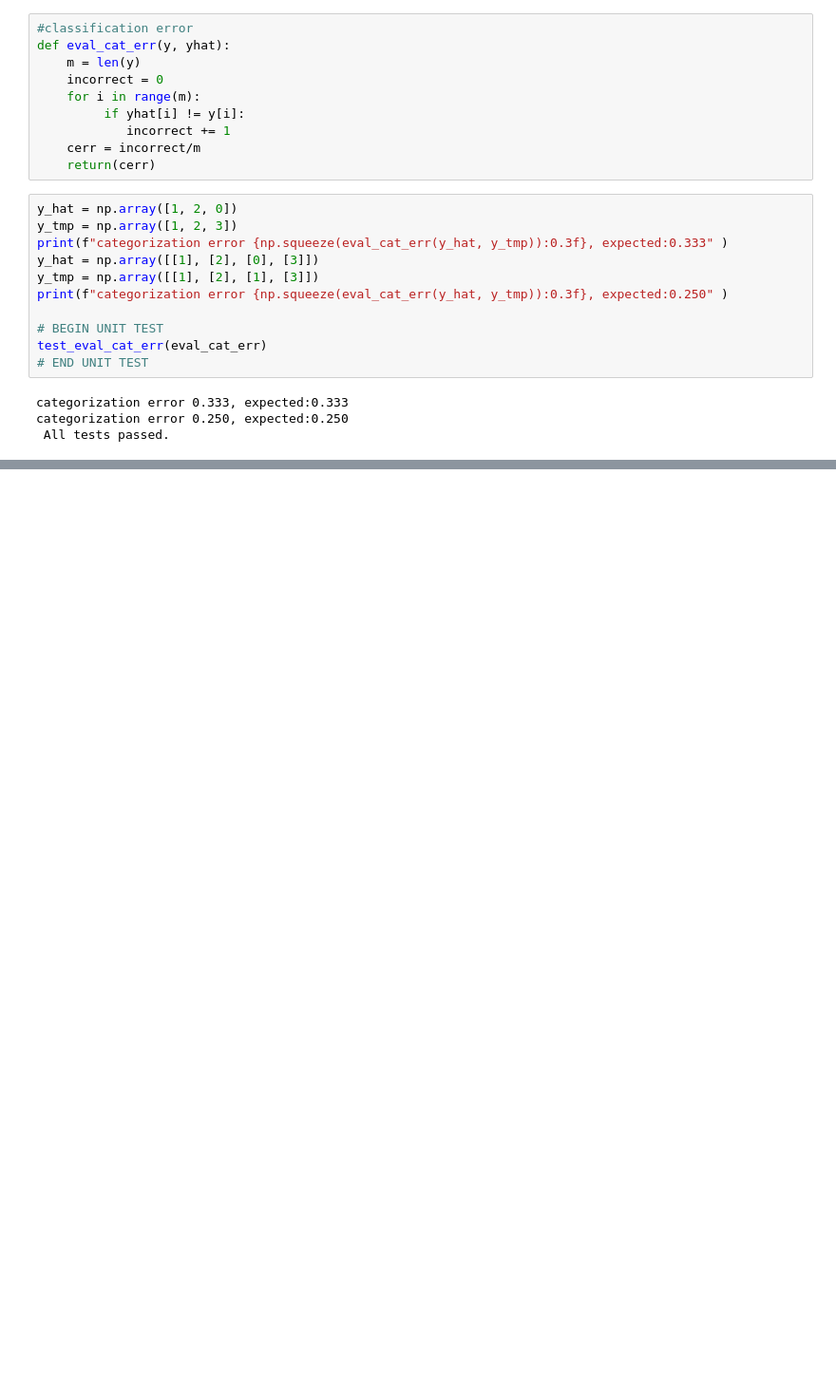
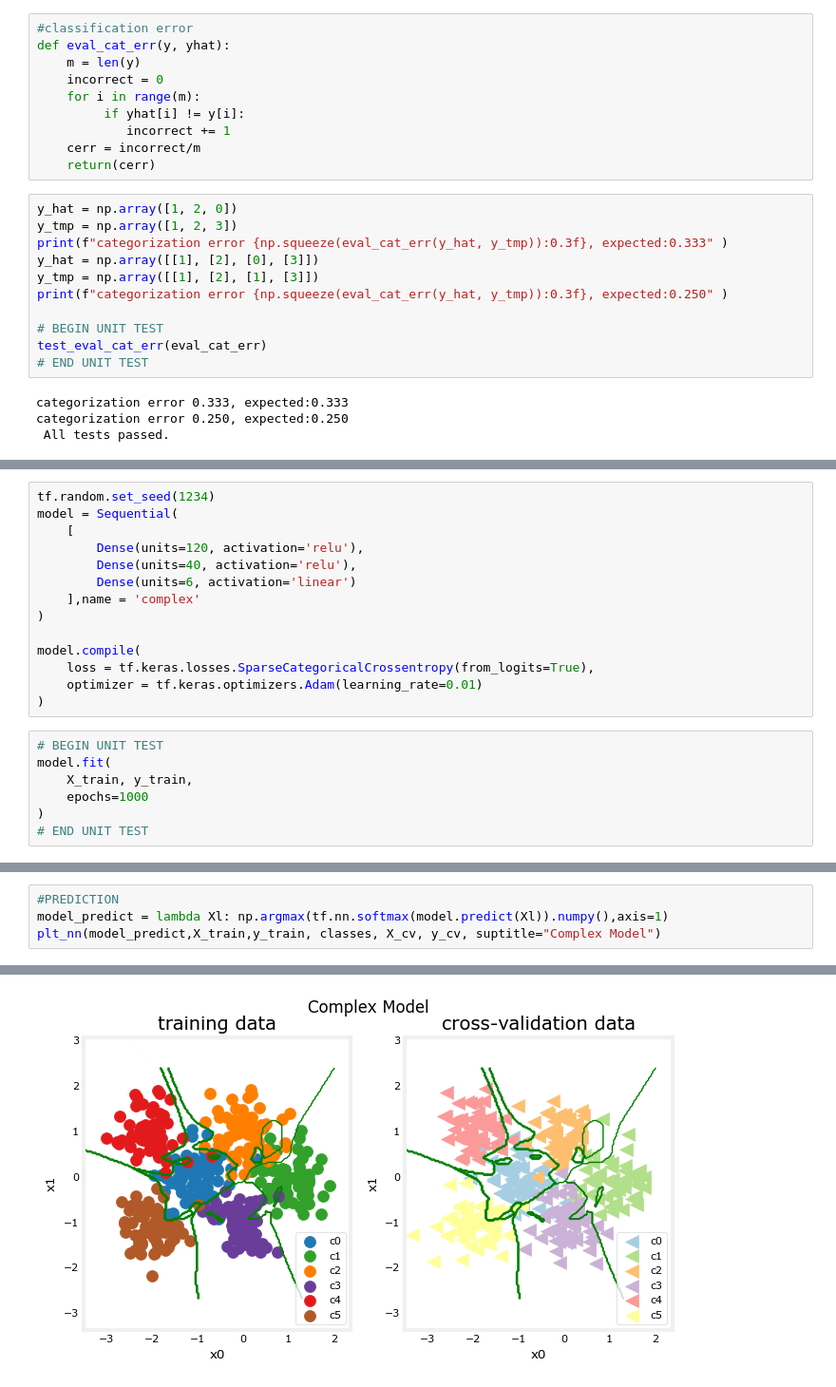
Before and after one commit to RishxGit/Model-Evaluation, a Jupyter notebook: model_evaluation.ipynb, the cells around one changed output, grey strips where cells are left out. Shown at 95% size. Cells and saved outputs as stored; diff of their text form; blank space fills up the shorter version.

Commit message:
complete comparison between complex and simple neural networks

```diff
--- a/model_evaluation.ipynb
+++ b/model_evaluation.ipynb
@@ -227,0 +230,21 @@ categorization error 0.250, expected:0.250
+# %%
+tf.random.set_seed(1234)
+model = Sequential(
+    [
+        Dense(units=120, activation='relu'),
+        Dense(units=40, activation='relu'),
+        Dense(units=6, activation='linear')
+    ],name = 'complex'
+)
+
+model.compile(
+    loss = tf.keras.losses.SparseCategoricalCrossentropy(from_logits=True),
+    optimizer = tf.keras.optimizers.Adam(learning_rate=0.01)
+)
+# %%
+# BEGIN UNIT TEST
+model.fit(
+    X_train, y_train,
+    epochs=1000
+)
+# END UNIT TEST
@@ -227,0 +287,5 @@ categorization error 0.250, expected:0.250
+# %%
+#PREDICTION
+model_predict = lambda Xl: np.argmax(tf.nn.softmax(model.predict(Xl)).numpy(),axis=1)
+plt_nn(model_predict,X_train,y_train, classes, X_cv, y_cv, suptitle="Complex Model")
+# %% [output]
@@ -227,0 +294 @@ categorization error 0.250, expected:0.250
+[figure, added]
```
Also changed, not shown: parts of 11 cells of this notebook.
